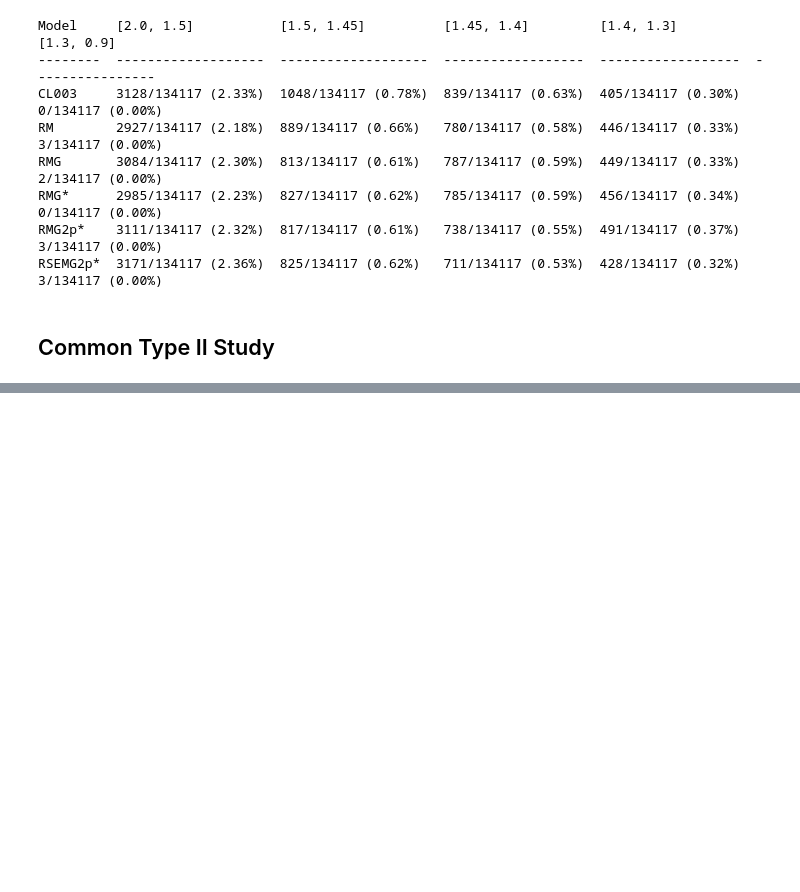
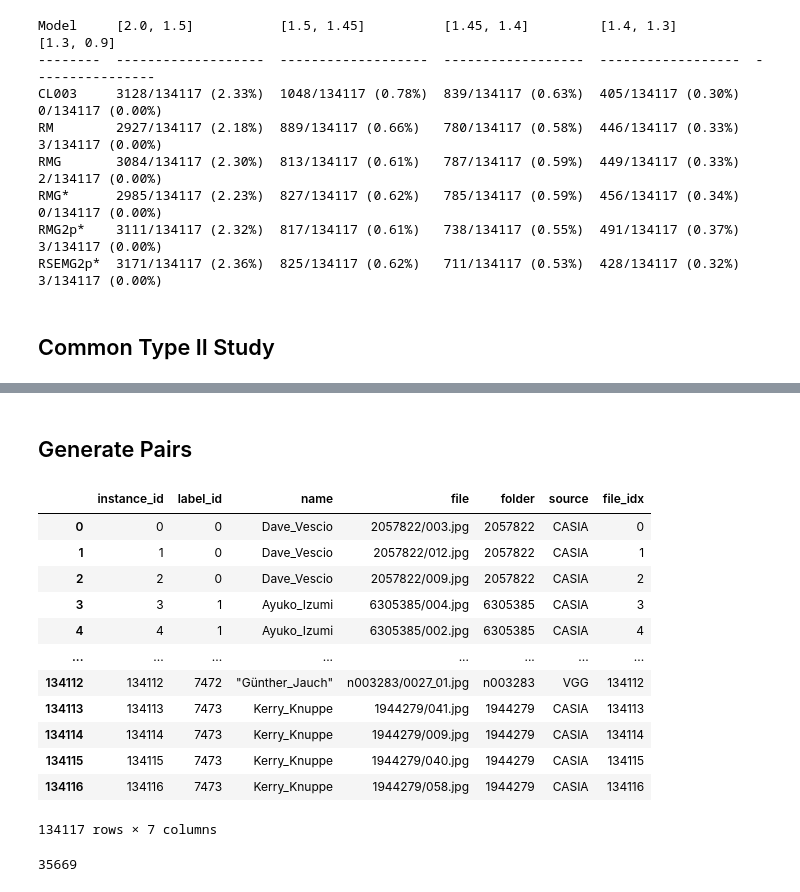
Before and after one commit to kvzhao/feature-analyzer, a Jupyter notebook: testbed/cross_model_analysis.ipynb, the cells around one changed output, grey strips where cells are left out. Drawn from its saved outputs; the diff is of its cells as text; code cells hidden in the pictures; blank space fills up the shorter version.

```diff
--- a/testbed/cross_model_analysis.ipynb
+++ b/testbed/cross_model_analysis.ipynb
@@ -867,0 +1067,26 @@ dataset_info.loc[m4ct2f_top2k.instance_id]
+# %% [markdown]
+## Generate Pairs
+# %%
+file_list_path = '/home/kv_zhao/nist-e2e/datasets/merge_v1/pair_v4/file_idx_list.json'
+file_idx_list = json.load(open(file_list_path, 'r'))
+# %%
+dataset_info['file_idx'] = dataset_info.apply(
+    lambda x: file_idx_list.index(x.file),
+    axis=1
+)
+# %%
+dataset_info
+# %% [output]
+|  | instance_id | label_id | name | file | folder | source | file_idx |
+| 0 | 0 | 0 | Dave_Vescio | 2057822/003.jpg | 2057822 | CASIA | 0 |
+| 1 | 1 | 0 | Dave_Vescio | 2057822/012.jpg | 2057822 | CASIA | 1 |
+| 2 | 2 | 0 | Dave_Vescio | 2057822/009.jpg | 2057822 | CASIA | 2 |
+| 3 | 3 | 1 | Ayuko_Izumi | 6305385/004.jpg | 6305385 | CASIA | 3 |
+| 4 | 4 | 1 | Ayuko_Izumi | 6305385/002.jpg | 6305385 | CASIA | 4 |
+| ... | ... | ... | ... | ... | ... | ... | ... |
+| 134112 | 134112 | 7472 | "Günther_Jauch" | n003283/0027_01.jpg | n003283 | VGG | 134112 |
+| 134113 | 134113 | 7473 | Kerry_Knuppe | 1944279/041.jpg | 1944279 | CASIA | 134113 |
+| 134114 | 134114 | 7473 | Kerry_Knuppe | 1944279/009.jpg | 1944279 | CASIA | 134114 |
+| 134115 | 134115 | 7473 | Kerry_Knuppe | 1944279/040.jpg | 1944279 | CASIA | 134115 |
+| 134116 | 134116 | 7473 | Kerry_Knuppe | 1944279/058.jpg | 1944279 | CASIA | 134116 |
+134117 rows × 7 columns
@@ -867,0 +1095,4 @@ dataset_info.loc[m4ct2f_top2k.instance_id]
+# %%
+len(common_fd_file_idx_list)
+# %% [output]
+35669
```
Also changed, not shown: parts of 29 cells of this notebook.
